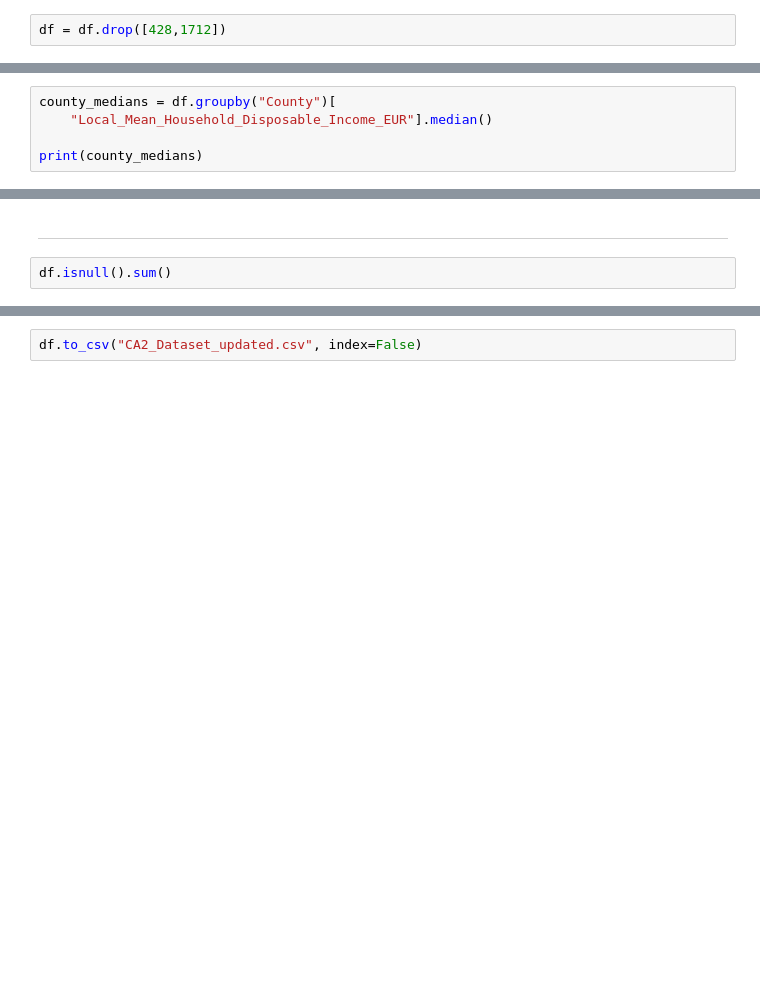
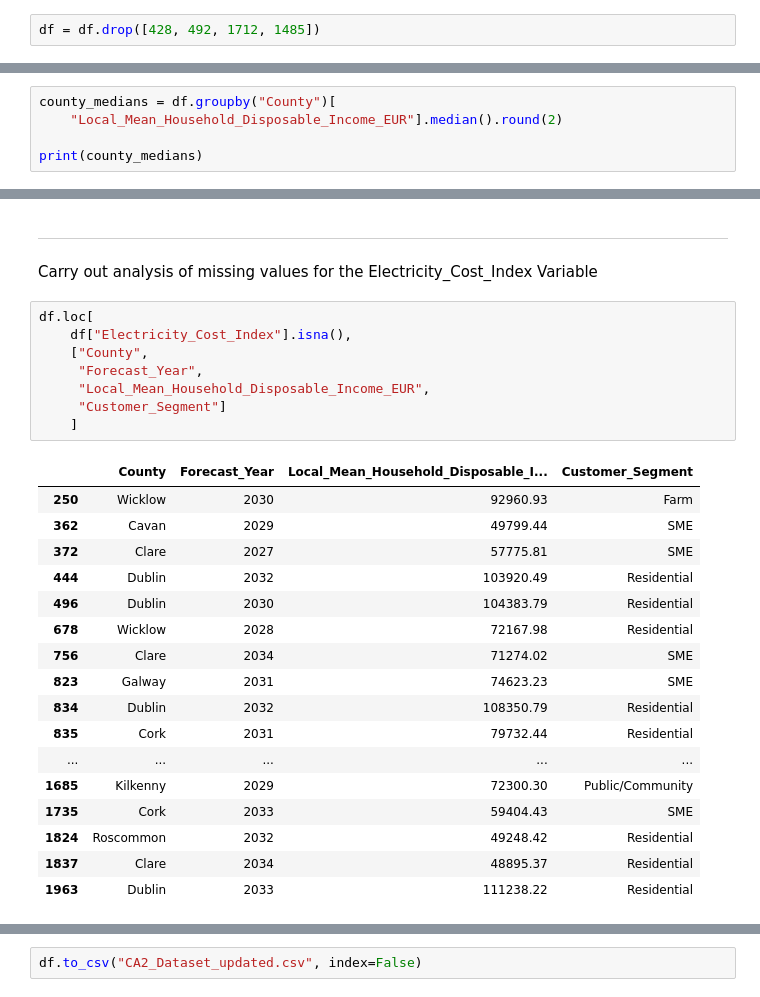
Before and after one commit to sba26096-CiaranLynch/IntegratedCA2, a Jupyter notebook: Integrated_CA_2.ipynb, the cells around one changed output, grey strips where cells are left out. Drawn from its saved outputs; the diff is of its cells as text; blank space fills up the shorter version.

```diff
--- a/Integrated_CA_2.ipynb
+++ b/Integrated_CA_2.ipynb
@@ -733,5 +743,5 @@ df.loc[df["Missing_Count"] == 2]
 | 1824 | Roscommon | 2032 | 49248.42 | NaN | 4.04 | ... |
 | 2035 | Dublin | 2028 | 63623.00 | 91.71 | 8.01 | ... |
 # %%
-df = df.drop([428,1712])
+df = df.drop([428, 492, 1712, 1485])
 # %% [markdown]
@@ -770,7 +781,7 @@ For the Local_Mean_Household_Disposable_Income_EUR variable, I will impute the m
 Create a Groupby per county and find the median household income. I will call this "county_medians" and fill missing values by mapping in county_medians
 # %%
 county_medians = df.groupby("County")[
-    "Local_Mean_Household_Disposable_Income_EUR"].median()
+    "Local_Mean_Household_Disposable_Income_EUR"].median().round(2)
 
 print(county_medians)
 # %% [output]
@@ -806,4 +823,30 @@ df.loc[ [783, 470, 650], ["Local_Mean_Household_Disposable_Income_EUR", "County"
 # %% [markdown]
 ****
-# %%
-df.isnull().sum()
+# %% [markdown]
+Carry out analysis of missing values for the Electricity_Cost_Index Variable
+# %%
+df.loc[
+    df["Electricity_Cost_Index"].isna(),
+    ["County",
+     "Forecast_Year",
+     "Local_Mean_Household_Disposable_Income_EUR",
+     "Customer_Segment"]
+    ]
+# %% [output]
+|  | County | Forecast_Year | Local_Mean_Household_Disposable_I... | Customer_Segment |
+| 250 | Wicklow | 2030 | 92960.93 | Farm |
+| 362 | Cavan | 2029 | 49799.44 | SME |
+| 372 | Clare | 2027 | 57775.81 | SME |
+| 444 | Dublin | 2032 | 103920.49 | Residential |
+| 496 | Dublin | 2030 | 104383.79 | Residential |
+| 678 | Wicklow | 2028 | 72167.98 | Residential |
+| 756 | Clare | 2034 | 71274.02 | SME |
+| 823 | Galway | 2031 | 74623.23 | SME |
+| 834 | Dublin | 2032 | 108350.79 | Residential |
+| 835 | Cork | 2031 | 79732.44 | Residential |
+| ... | ... | ... | ... | ... |
+| 1685 | Kilkenny | 2029 | 72300.30 | Public/Community |
+| 1735 | Cork | 2033 | 59404.43 | SME |
+| 1824 | Roscommon | 2032 | 49248.42 | Residential |
+| 1837 | Clare | 2034 | 48895.37 | Residential |
+| 1963 | Dublin | 2033 | 111238.22 | Residential |
```
Also changed, not shown: parts of 59 cells of this notebook.
